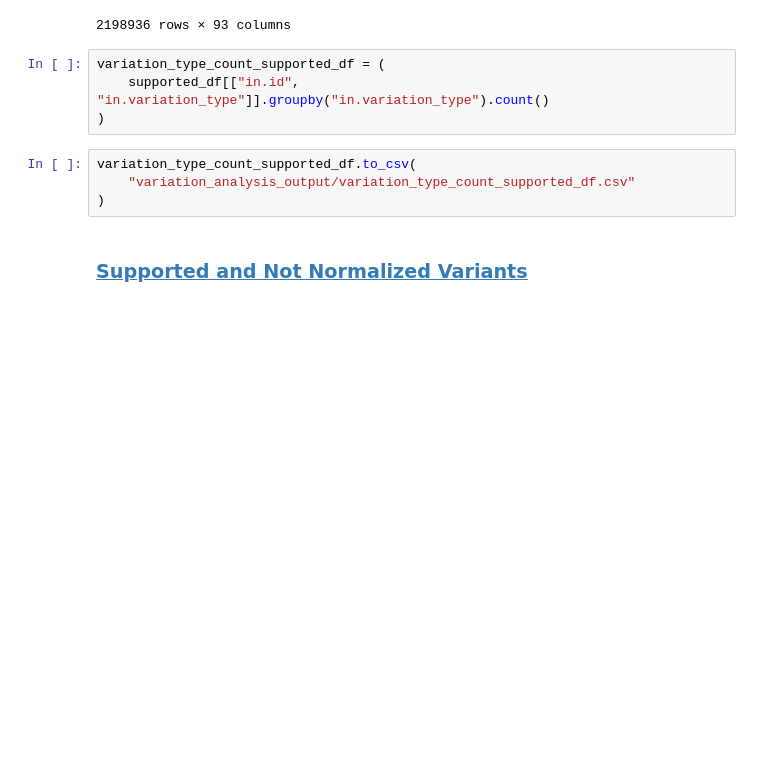
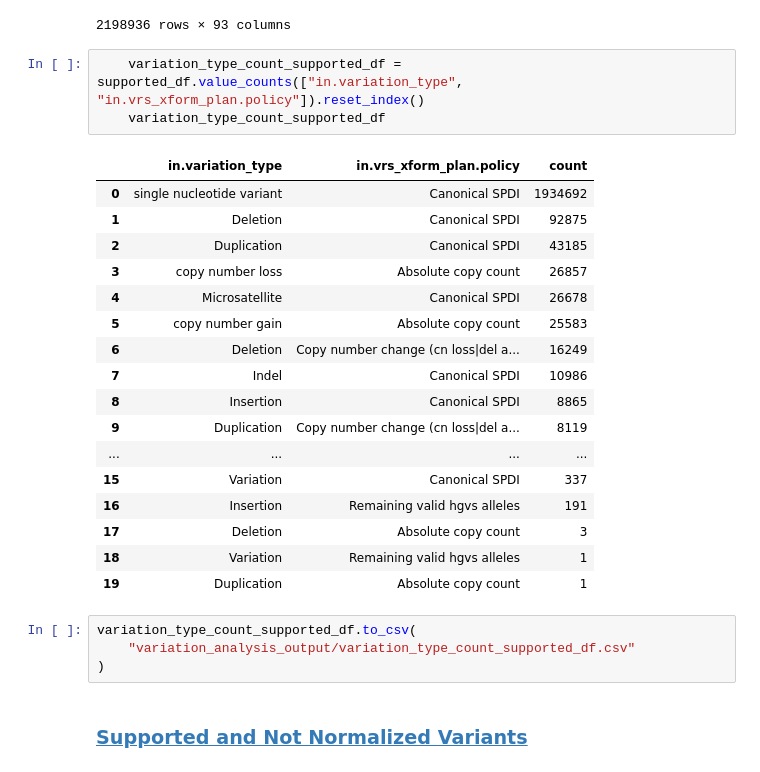
Before and after one commit to GenomicMedLab/variation-normalizer-manuscript, a Jupyter notebook: analysis/clinvar/clinvar_variation_analysis.ipynb, the cells around one changed output. Saved outputs shown, nothing was run; the diff lists cells and outputs as text; blank space fills up the shorter version.

```diff
--- a/analysis/clinvar/clinvar_variation_analysis.ipynb
+++ b/analysis/clinvar/clinvar_variation_analysis.ipynb
@@ -240,10 +240,27 @@ supported_df
 | 2210625 | 1496502 | NM_007255.3(B4GALT7):c.881_882ins... | SimpleAllele | Insertion | Allele | [canonical_spdi] | ... |
 | 2210626 | 1801464 | NM_176787.5(PIGN):c.2673-514_2673... | SimpleAllele | Insertion | Allele | [hgvs] | ... |
 2198936 rows × 93 columns
-# %%
-variation_type_count_supported_df = (
-    supported_df[["in.id", "in.variation_type"]].groupby("in.variation_type").count()
-)
+# %%
+    variation_type_count_supported_df = supported_df.value_counts(["in.variation_type", "in.vrs_xform_plan.policy"]).reset_index()
+    variation_type_count_supported_df
+# %% [output]
+|  | in.variation_type | in.vrs_xform_plan.policy | count |
+| 0 | single nucleotide variant | Canonical SPDI | 1934692 |
+| 1 | Deletion | Canonical SPDI | 92875 |
+| 2 | Duplication | Canonical SPDI | 43185 |
+| 3 | copy number loss | Absolute copy count | 26857 |
+| 4 | Microsatellite | Canonical SPDI | 26678 |
+| 5 | copy number gain | Absolute copy count | 25583 |
+| 6 | Deletion | Copy number change (cn loss|del a... | 16249 |
+| 7 | Indel | Canonical SPDI | 10986 |
+| 8 | Insertion | Canonical SPDI | 8865 |
+| 9 | Duplication | Copy number change (cn loss|del a... | 8119 |
+| ... | ... | ... | ... |
+| 15 | Variation | Canonical SPDI | 337 |
+| 16 | Insertion | Remaining valid hgvs alleles | 191 |
+| 17 | Deletion | Absolute copy count | 3 |
+| 18 | Variation | Remaining valid hgvs alleles | 1 |
+| 19 | Duplication | Absolute copy count | 1 |
 # %%
 variation_type_count_supported_df.to_csv(
     "variation_analysis_output/variation_type_count_supported_df.csv"
```
Also changed, not shown: parts of 3 cells of this notebook, 7 other files.
